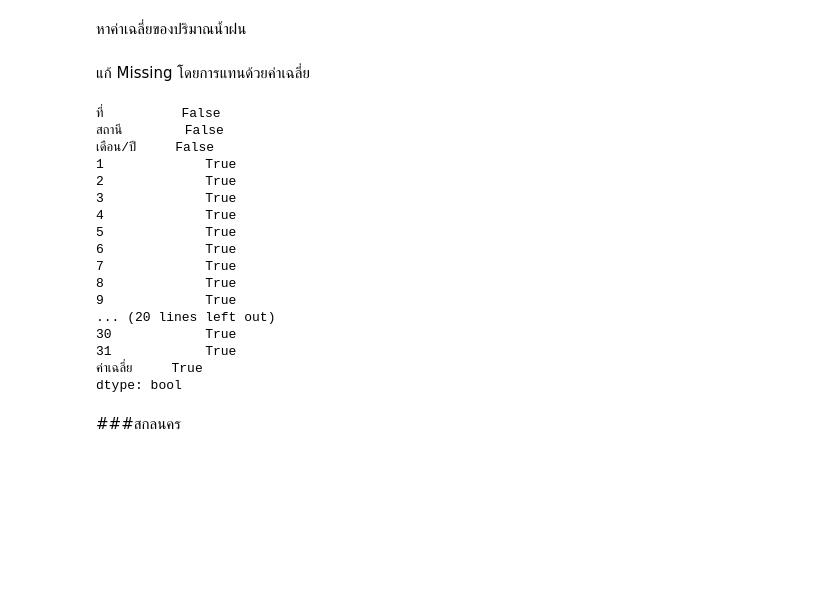
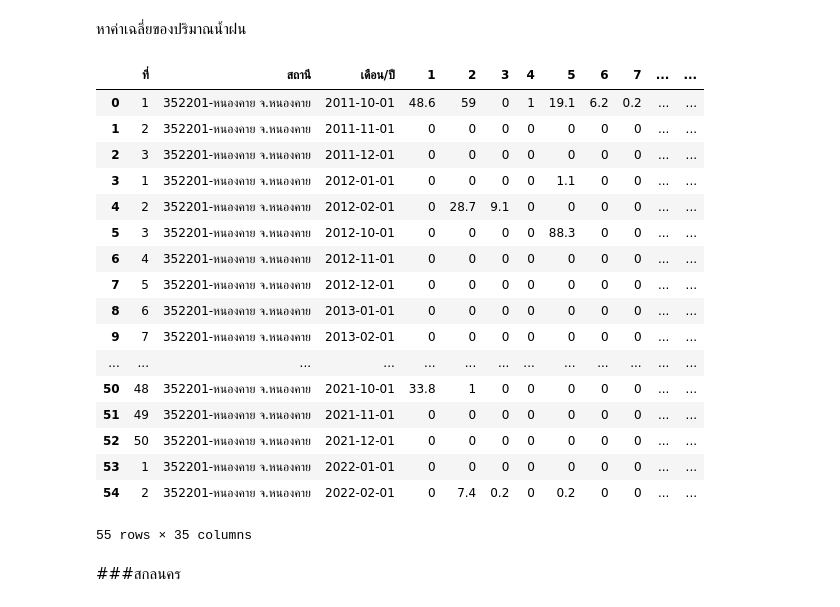
Before and after one commit to Thitiphorn267-3/BSC_DPDM23, a Jupyter notebook: midterm_bscdpdm23.ipynb, the cells around one changed output. Drawn from its saved outputs; the diff is of its cells as text; code cells hidden in the pictures; blank space fills up the shorter version.

Commit message:
เหลือแก้missingปริมาณน้ำฝน

```diff
--- a/midterm_bscdpdm23.ipynb
+++ b/midterm_bscdpdm23.ipynb
@@ -2019,29 +2042,27 @@ Rain_NongKhai = Rain_NongKhai.replace('T',0.1)
 # %%
 Rain_NongKhai.drop(columns='ค่าเฉลี่ย',inplace=True)
 Rain_NongKhai['ค่าเฉลี่ย']=Rain_NongKhai.mean(axis=1)
-# %% [markdown]
-แก้ Missing โดยการแทนด้วยค่าเฉลี่ย
-# %%
-for i in range(len(Rain_NongKhai['ที่'])):Rain_NongKhai.iloc[i,:]=Rain_NongKhai.iloc[i,:].fillna(Rain_NongKhai.iloc[i]['ค่าเฉลี่ย']) #แทนค่าว่างด้วยค่าเฉลี่ยของแต่ละแถวของมันเอง
-Rain_NongKhai.isnull().any()
-# %% [output]
-ที่          False
-สถานี        False
-เดือน/ปี     False
-1             True
-2             True
-3             True
-4             True
-5             True
-6             True
-7             True
-8             True
-9             True
-... (20 lines left out)
-30            True
-31            True
-ค่าเฉลี่ย     True
-dtype: bool
+# %%
+Rain_NongKhai
+# %% [output]
+|  | ที่ | สถานี | เดือน/ปี | 1 | 2 | 3 | 4 | 5 | 6 | 7 | ... | ... |
+| 0 | 1 | 352201-หนองคาย จ.หนองคาย | 2011-10-01 | 48.6 | 59 | 0 | 1 | 19.1 | 6.2 | 0.2 | ... | ... |
+| 1 | 2 | 352201-หนองคาย จ.หนองคาย | 2011-11-01 | 0 | 0 | 0 | 0 | 0 | 0 | 0 | ... | ... |
+| 2 | 3 | 352201-หนองคาย จ.หนองคาย | 2011-12-01 | 0 | 0 | 0 | 0 | 0 | 0 | 0 | ... | ... |
+| 3 | 1 | 352201-หนองคาย จ.หนองคาย | 2012-01-01 | 0 | 0 | 0 | 0 | 1.1 | 0 | 0 | ... | ... |
+| 4 | 2 | 352201-หนองคาย จ.หนองคาย | 2012-02-01 | 0 | 28.7 | 9.1 | 0 | 0 | 0 | 0 | ... | ... |
+| 5 | 3 | 352201-หนองคาย จ.หนองคาย | 2012-10-01 | 0 | 0 | 0 | 0 | 88.3 | 0 | 0 | ... | ... |
+| 6 | 4 | 352201-หนองคาย จ.หนองคาย | 2012-11-01 | 0 | 0 | 0 | 0 | 0 | 0 | 0 | ... | ... |
+| 7 | 5 | 352201-หนองคาย จ.หนองคาย | 2012-12-01 | 0 | 0 | 0 | 0 | 0 | 0 | 0 | ... | ... |
+| 8 | 6 | 352201-หนองคาย จ.หนองคาย | 2013-01-01 | 0 | 0 | 0 | 0 | 0 | 0 | 0 | ... | ... |
+| 9 | 7 | 352201-หนองคาย จ.หนองคาย | 2013-02-01 | 0 | 0 | 0 | 0 | 0 | 0 | 0 | ... | ... |
+| ... | ... | ... | ... | ... | ... | ... | ... | ... | ... | ... | ... | ... |
+| 50 | 48 | 352201-หนองคาย จ.หนองคาย | 2021-10-01 | 33.8 | 1 | 0 | 0 | 0 | 0 | 0 | ... | ... |
+| 51 | 49 | 352201-หนองคาย จ.หนองคาย | 2021-11-01 | 0 | 0 | 0 | 0 | 0 | 0 | 0 | ... | ... |
+| 52 | 50 | 352201-หนองคาย จ.หนองคาย | 2021-12-01 | 0 | 0 | 0 | 0 | 0 | 0 | 0 | ... | ... |
+| 53 | 1 | 352201-หนองคาย จ.หนองคาย | 2022-01-01 | 0 | 0 | 0 | 0 | 0 | 0 | 0 | ... | ... |
+| 54 | 2 | 352201-หนองคาย จ.หนองคาย | 2022-02-01 | 0 | 7.4 | 0.2 | 0 | 0.2 | 0 | 0 | ... | ... |
+55 rows × 35 columns
 # %% [markdown]
 ###สกลนคร
 # %% [markdown]
```
Also changed, not shown: parts of 18 cells of this notebook.
